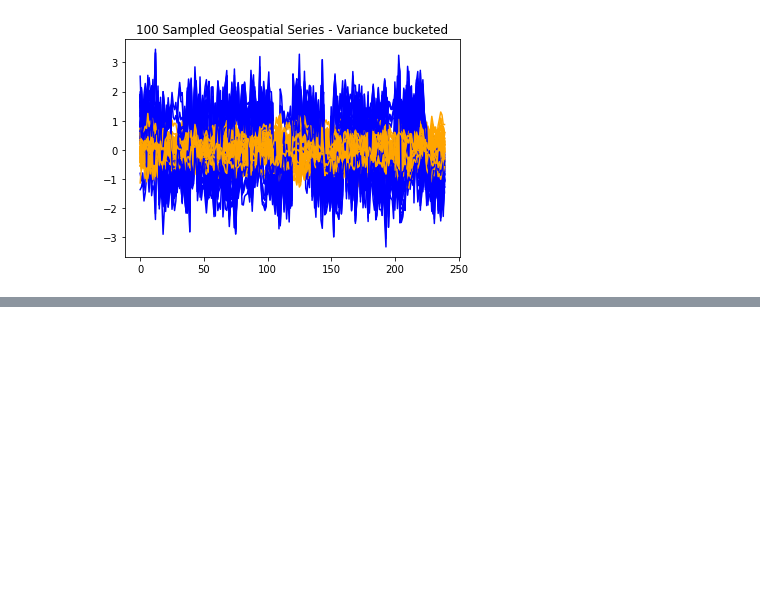
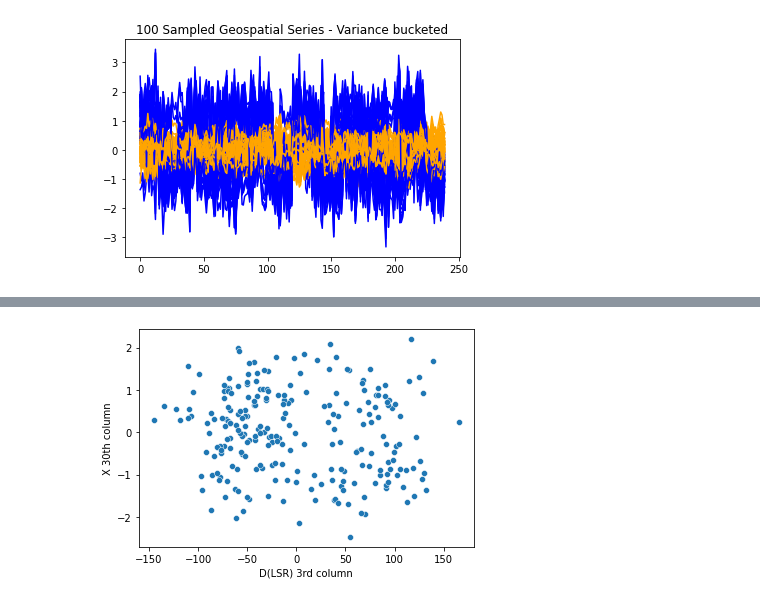
Before and after one commit to Sorgl0s/MAST30034_Assignment1, a Jupyter notebook: Assignment 1 JPNB.ipynb, the cells around one changed output, grey strips where cells are left out. Drawn from its saved outputs; the diff is of its cells as text; code cells hidden in the pictures; blank space fills up the shorter version.

```diff
--- a/Assignment 1 JPNB.ipynb
+++ b/Assignment 1 JPNB.ipynb
@@ -193,0 +218,9 @@ X = (X - np.mean(X, axis=0)) / np.std(X, axis=0)
+# %%
+# Compare a pair of location data between real and estimate.
+
+fig = sns.scatterplot(x = Dlsr[:, 2], y = X[:, 29])
+fig.set_xlabel("D(LSR) 3rd column")
+fig.set_ylabel("X 30th column")
+plt.show()
+# %% [output]
+[figure, added]
```
Also changed, not shown: parts of 8 cells of this notebook.
